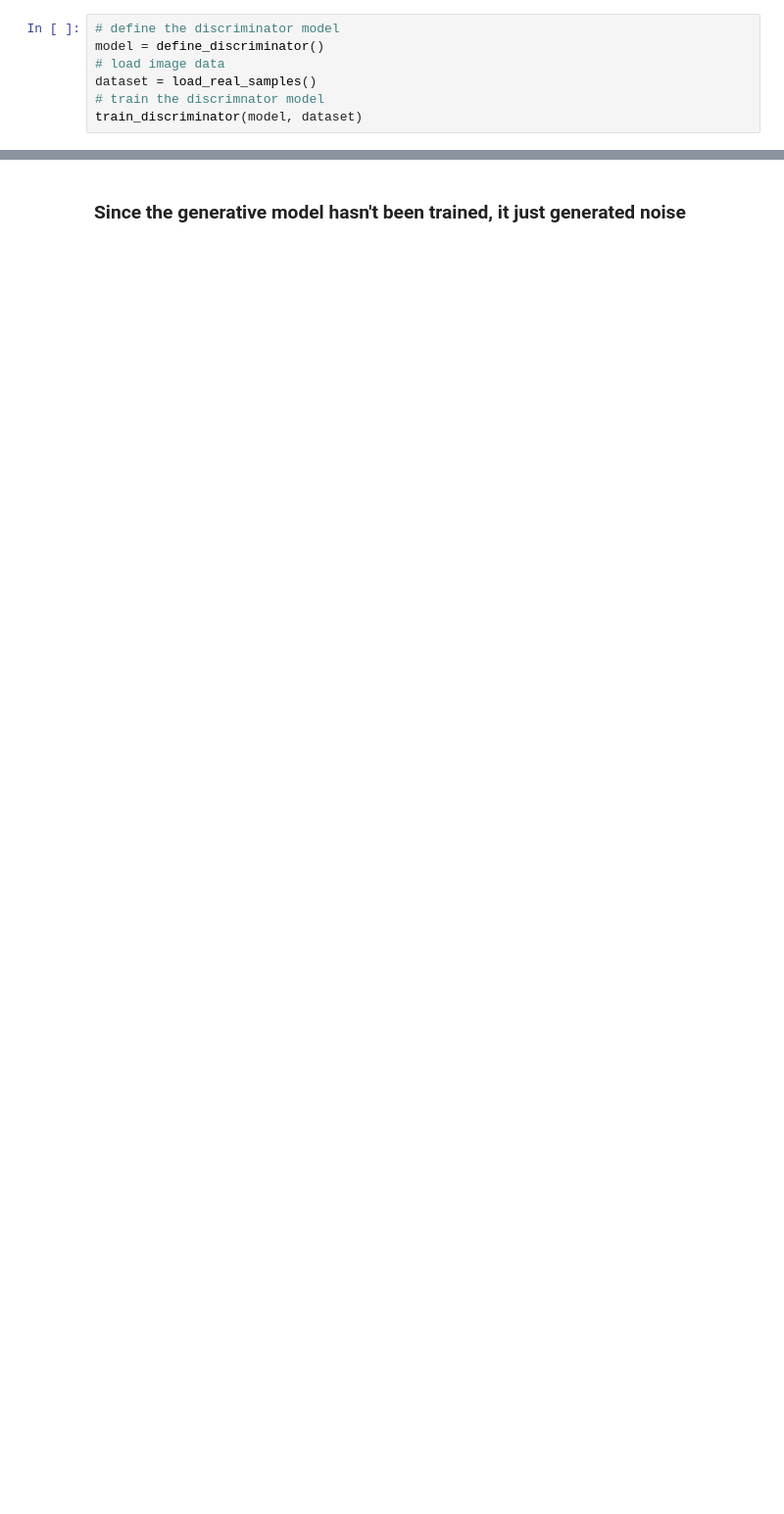
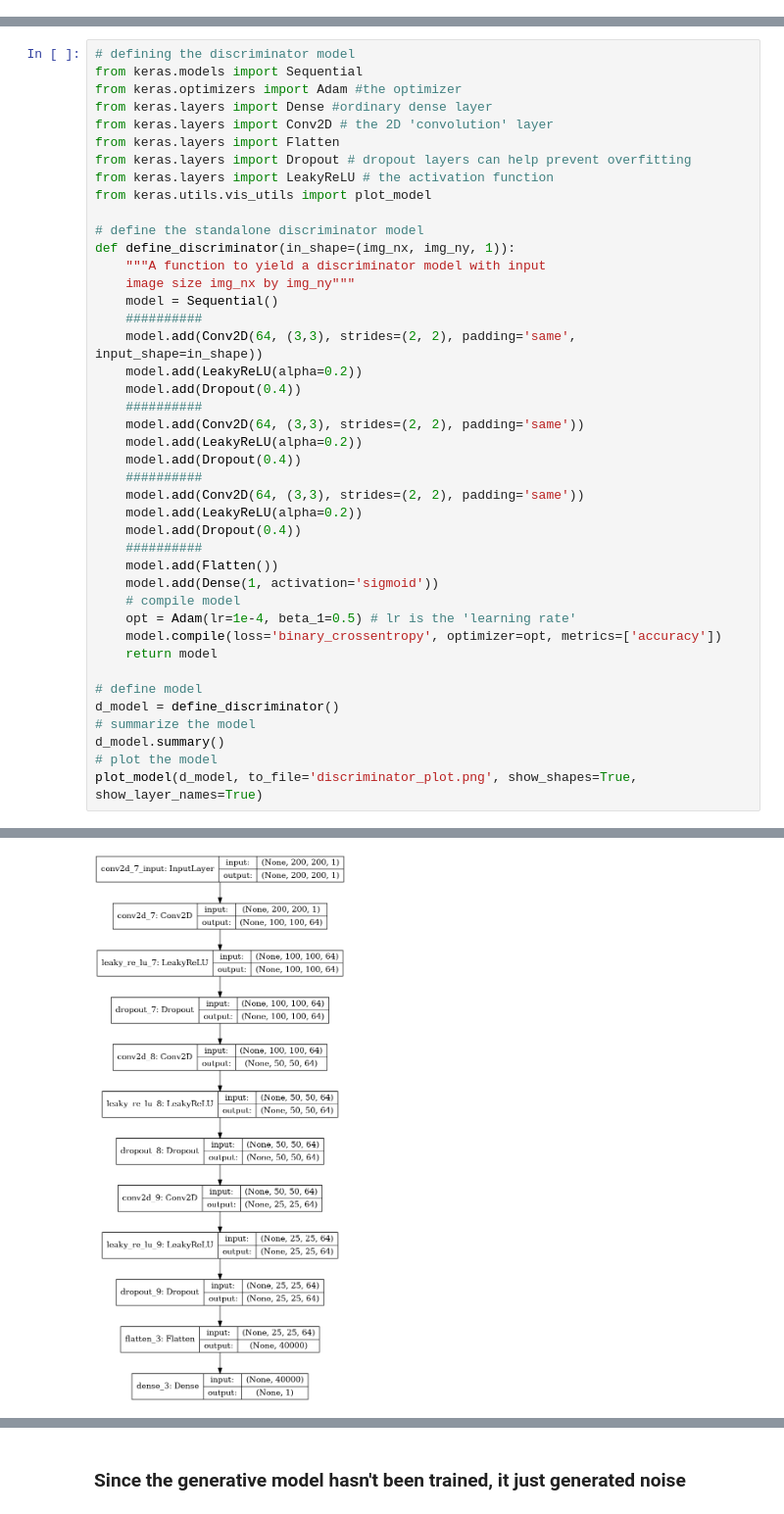
Before and after one commit to derekeverett/ml_optimize_hydro, a Jupyter notebook: predict_profiles/IPGANsma/Train_GAN.ipynb, the cells around one changed output, grey strips where cells are left out. Shown at 98% size. Cells and saved outputs as stored; diff of their text form; blank space fills up the shorter version.

```diff
--- a/predict_profiles/IPGANsma/Train_GAN.ipynb
+++ b/predict_profiles/IPGANsma/Train_GAN.ipynb
@@ -191,7 +0,0 @@ def train_discriminator(model, dataset, n_iter=30, n_batch=256):
-# %%
-# define the discriminator model
-model = define_discriminator()
-# load image data
-dataset = load_real_samples()
-# train the discrimnator model
-train_discriminator(model, dataset)
@@ -253,0 +151,43 @@ def define_generator(latent_dim):
+# %%
+# defining the discriminator model
+from keras.models import Sequential
+from keras.optimizers import Adam #the optimizer
+from keras.layers import Dense #ordinary dense layer
+from keras.layers import Conv2D # the 2D 'convolution' layer
+from keras.layers import Flatten
+from keras.layers import Dropout # dropout layers can help prevent overfitting
+from keras.layers import LeakyReLU # the activation function
+from keras.utils.vis_utils import plot_model
+
+# define the standalone discriminator model
+def define_discriminator(in_shape=(img_nx, img_ny, 1)):
+    """A function to yield a discriminator model with input
+    image size img_nx by img_ny"""
+    model = Sequential()
+    ##########
+    model.add(Conv2D(64, (3,3), strides=(2, 2), padding='same', input_shape=in_shape))
+    model.add(LeakyReLU(alpha=0.2))
+    model.add(Dropout(0.4))
+    ##########
+    model.add(Conv2D(64, (3,3), strides=(2, 2), padding='same'))
+    model.add(LeakyReLU(alpha=0.2))
+    model.add(Dropout(0.4))
+    ##########
+    model.add(Conv2D(64, (3,3), strides=(2, 2), padding='same'))
+    model.add(LeakyReLU(alpha=0.2))
+    model.add(Dropout(0.4))
+    ##########
+    model.add(Flatten())
+    model.add(Dense(1, activation='sigmoid'))
+    # compile model
+    opt = Adam(lr=1e-4, beta_1=0.5) # lr is the 'learning rate'
+    model.compile(loss='binary_crossentropy', optimizer=opt, metrics=['accuracy'])
+    return model
+
+# define model
+d_model = define_discriminator()
+# summarize the model
+d_model.summary()
+# plot the model
+plot_model(d_model, to_file='discriminator_plot.png', show_shapes=True, show_layer_names=True)
+# %% [output]
@@ -253,0 +211 @@ def define_generator(latent_dim):
+[figure, added]
```
Also changed, not shown: parts of 68 cells of this notebook.
